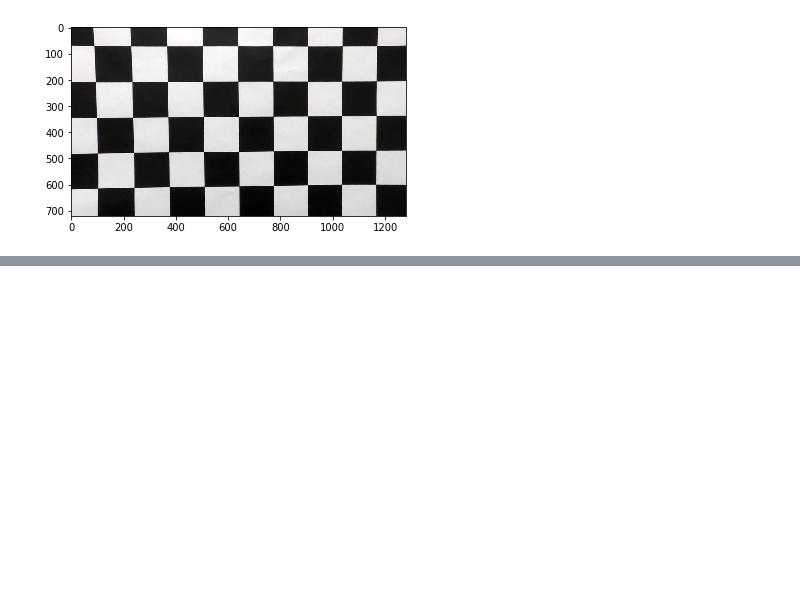
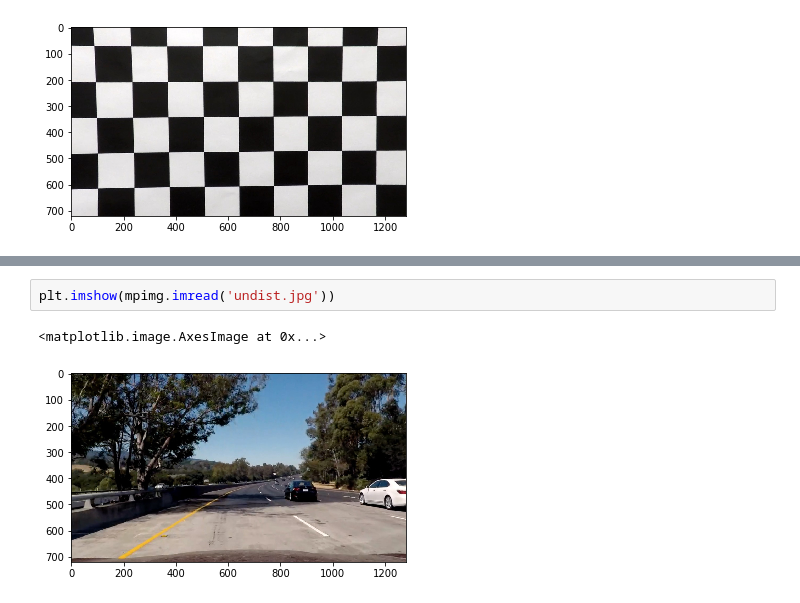
Before and after one commit to jingxia/CarND-Advanced-Lane-Lines, a Jupyter notebook: advanced-lane-finding.ipynb, the cells around one changed output, grey strips where cells are left out. Saved outputs shown, nothing was run; the diff lists cells and outputs as text; blank space fills up the shorter version.

```diff
--- a/advanced-lane-finding.ipynb
+++ b/advanced-lane-finding.ipynb
@@ -383,0 +395,5 @@ plt.imshow(mpimg.imread('undist.jpg'))
+# %%
+plt.imshow(mpimg.imread('undist.jpg'))
+# %% [output]
+<matplotlib.image.AxesImage at 0x...>
+[figure, added]
```
Also changed, not shown: parts of 2 cells of this notebook.
